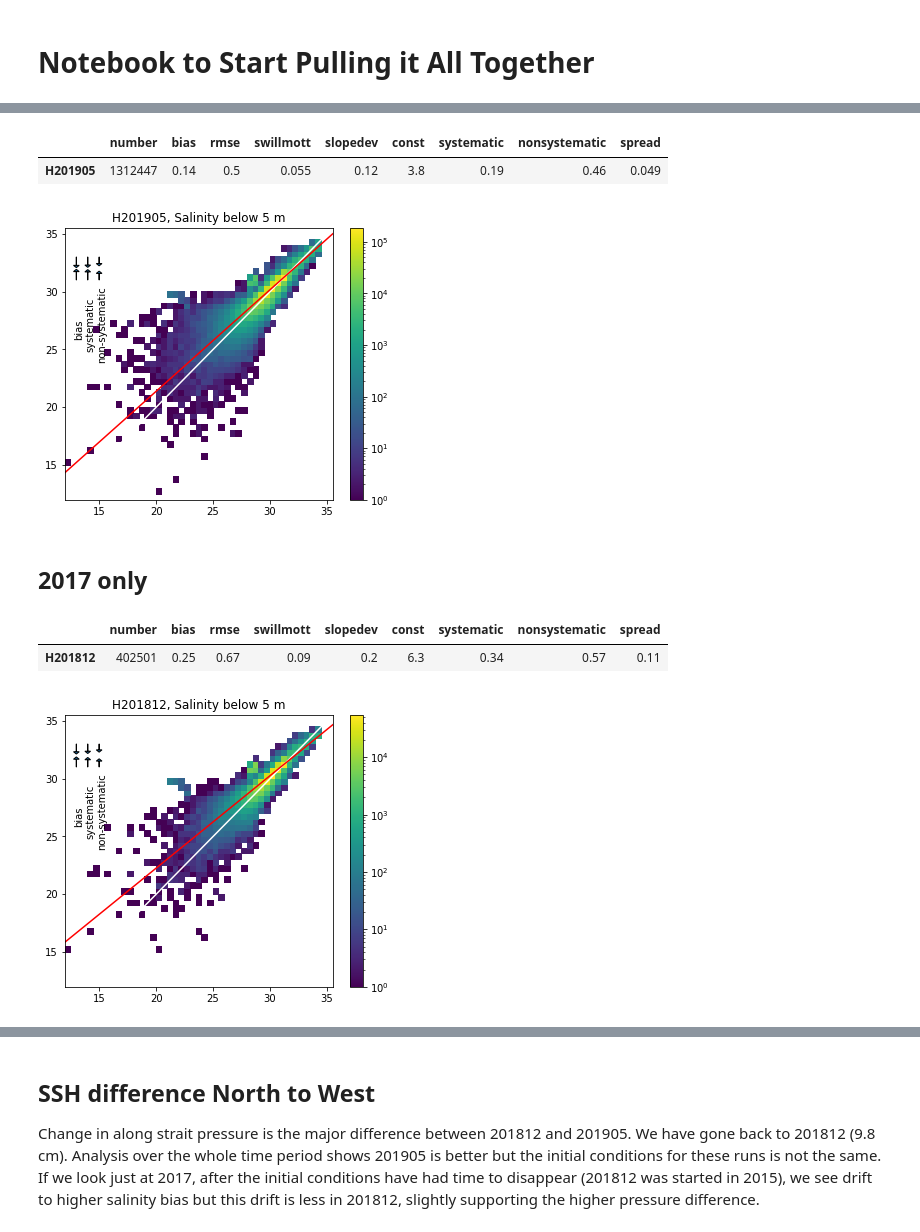
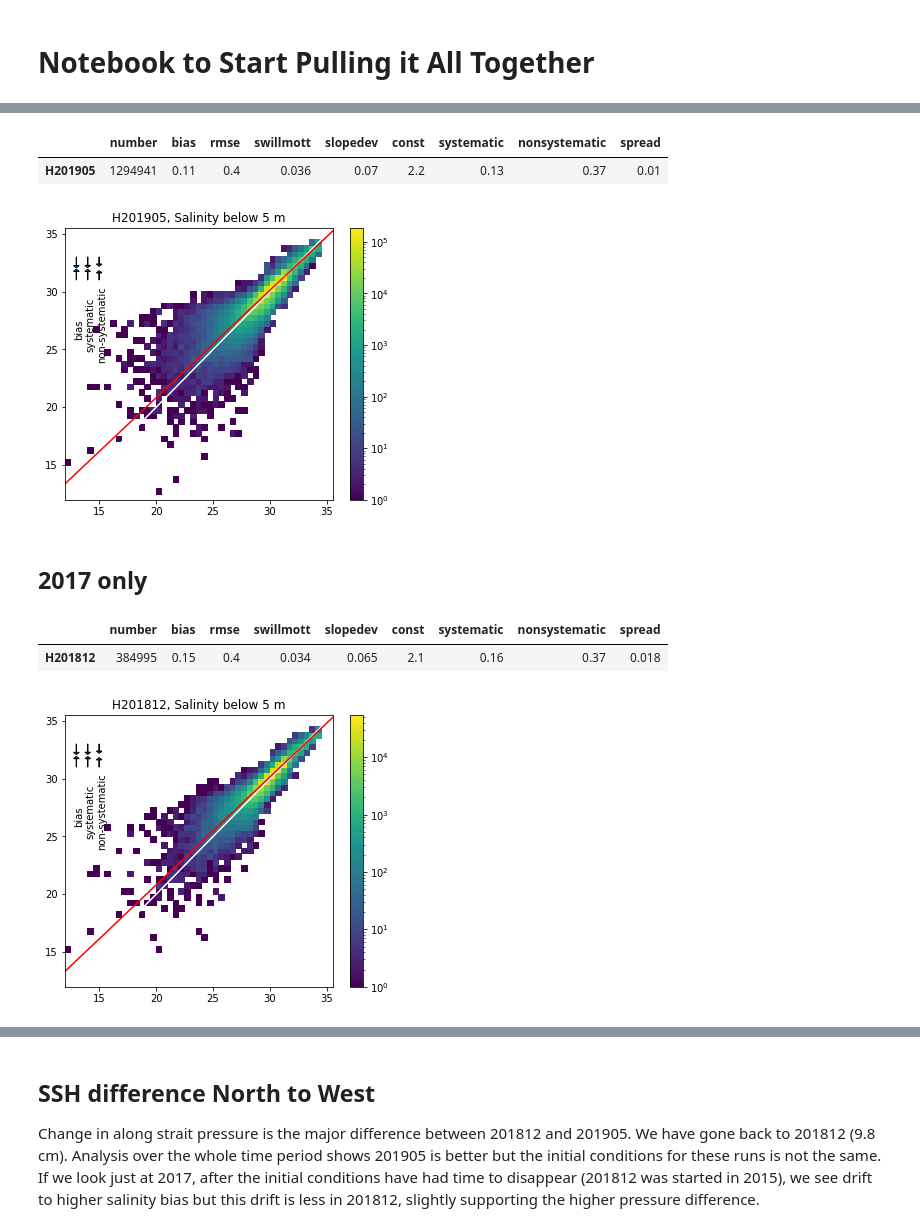
Before and after one commit to SalishSeaCast/analysis-susan, a Jupyter notebook: notebooks/PhysTuning/NonSurfaceSalinity.ipynb, the cells around one changed output, grey strips where cells are left out. Drawn from its saved outputs; the diff is of its cells as text; code cells hidden in the pictures.

Commit message:
Filter out the bad data from NonSurfacesSalinity

```diff
--- a/notebooks/PhysTuning/NonSurfaceSalinity.ipynb
+++ b/notebooks/PhysTuning/NonSurfaceSalinity.ipynb
@@ -145,22 +146,23 @@ temp1['SA'] = temp1.SA.fillna(value=temp1['salinity (g/kg)'])
 #temp1['SA'] = temp1['salinity (g/kg)']
 temp1.drop(columns='Unnamed: 0', inplace=True)
 temp1.drop_duplicates(inplace=True)
-d201905 = plot_and_stats(temp1, 'H201905')
+d201905 = plot_and_stats(filter_bad_data(temp1), 'H201905')
 d201905.style.format(myformat)
 # %% [output]
 |  | number | bias | rmse | swillmott | slopedev | const | systematic | nonsystematic | spread |
-| H201905 | 1312447 | 0.14 | 0.5 | 0.055 | 0.12 | 3.8 | 0.19 | 0.46 | 0.049 |
+| H201905 | 1294941 | 0.11 | 0.4 | 0.036 | 0.07 | 2.2 | 0.13 | 0.37 | 0.01 |
-[figure, old version]
+[figure, new version]
 # %% [markdown]
 ## 2017 only
 # %%
-#temp1.set_index('dtUTC', inplace=True)
-#temp1.sort_index(inplace=True)
-#temp1.index = pd.to_datetime(temp1.index)
-d201812 = plot_and_stats(temp1[temp1.index > dt.datetime(2017, 1, 1)], 'H201812')
+ntemp = filter_bad_data(temp1)
+ntemp.set_index('dtUTC', inplace=True)
+ntemp.sort_index(inplace=True)
+ntemp.index = pd.to_datetime(ntemp.index)
+d201812 = plot_and_stats(ntemp[ntemp.index > dt.datetime(2017, 1, 1)], 'H201812')
 d201812.style.format(myformat)
 # %% [output]
 |  | number | bias | rmse | swillmott | slopedev | const | systematic | nonsystematic | spread |
-| H201812 | 402501 | 0.25 | 0.67 | 0.09 | 0.2 | 6.3 | 0.34 | 0.57 | 0.11 |
+| H201812 | 384995 | 0.15 | 0.4 | 0.034 | 0.065 | 2.1 | 0.16 | 0.37 | 0.018 |
-[figure, old version]
+[figure, new version]
 # %%
```
Also changed, not shown: parts of 10 cells of this notebook.
